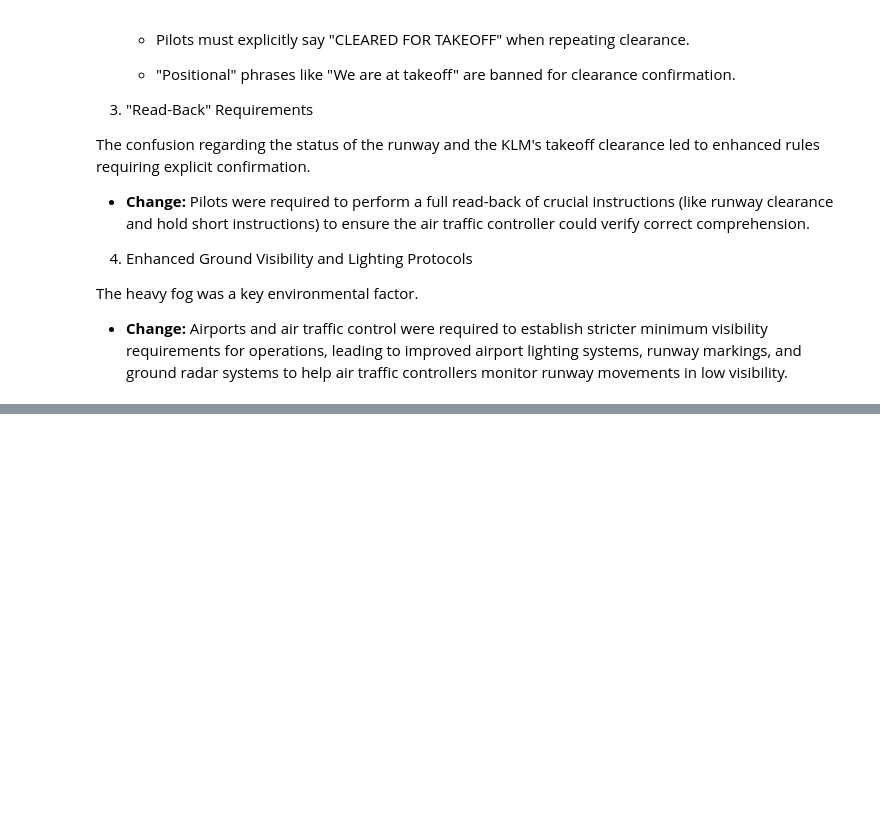
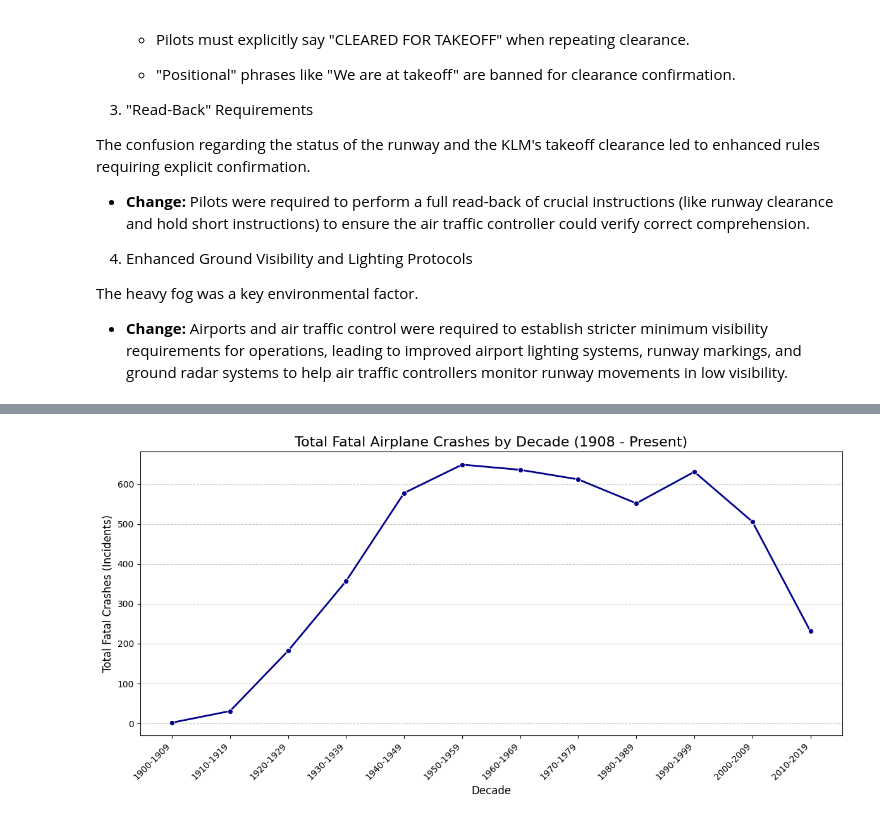
Before and after one commit to sdw93/Airplane-Crash-Analysis, a Jupyter notebook: Aviation_Safety_EDA.ipynb, the cells around one changed output, grey strips where cells are left out. Drawn from its saved outputs; the diff is of its cells as text; code cells hidden in the pictures; blank space fills up the shorter version.

Commit message:
Updated Notebook and added Images

```diff
--- a/Aviation_Safety_EDA.ipynb
+++ b/Aviation_Safety_EDA.ipynb
@@ -733,0 +789,34 @@ The heavy fog was a key environmental factor.
+# %%
+# 1. Ensure 'decade_start' exists (re-run for robustness)
+crash_data['decade_start'] = crash_data['year'] - (crash_data['year'] % 10)
+
+# 2. Group the data by decade and count the total number of crashes
+decade_crashes = crash_data.groupby('decade_start').size().reset_index(name='crash_count')
+
+# 3. --- Create the Line Plot ---
+plt.figure(figsize=(12, 6))
+
+sns.lineplot(
+    x='decade_start',
+    y='crash_count',
+    data=decade_crashes,
+    marker='o', # Add markers to clearly show data points
+    linewidth=2,
+    color='darkblue'
+)
+
+# Format X-axis labels to show the decade range
+decade_labels = [f'{int(y)}-{int(y)+9}' for y in decade_crashes['decade_start']]
+plt.xticks(ticks=decade_crashes['decade_start'], labels=decade_labels, rotation=45, ha='right')
+
+# Add titles and labels
+plt.title('Total Fatal Airplane Crashes by Decade (1908 - Present)', fontsize=16)
+plt.xlabel('Decade', fontsize=12)
+plt.ylabel('Total Fatal Crashes (Incidents)', fontsize=12)
+plt.grid(True, linestyle='--', alpha=0.7, axis='y') # Only show horizontal grid lines for clarity
+
+plt.tight_layout()
+plt.savefig("fatal_crashes_per_decade.jpeg", format = "jpeg", dpi = 300)
+plt.show()
+# %% [output]
+[figure, added]
```
Also changed, not shown: parts of 14 cells of this notebook, 5 other files.
